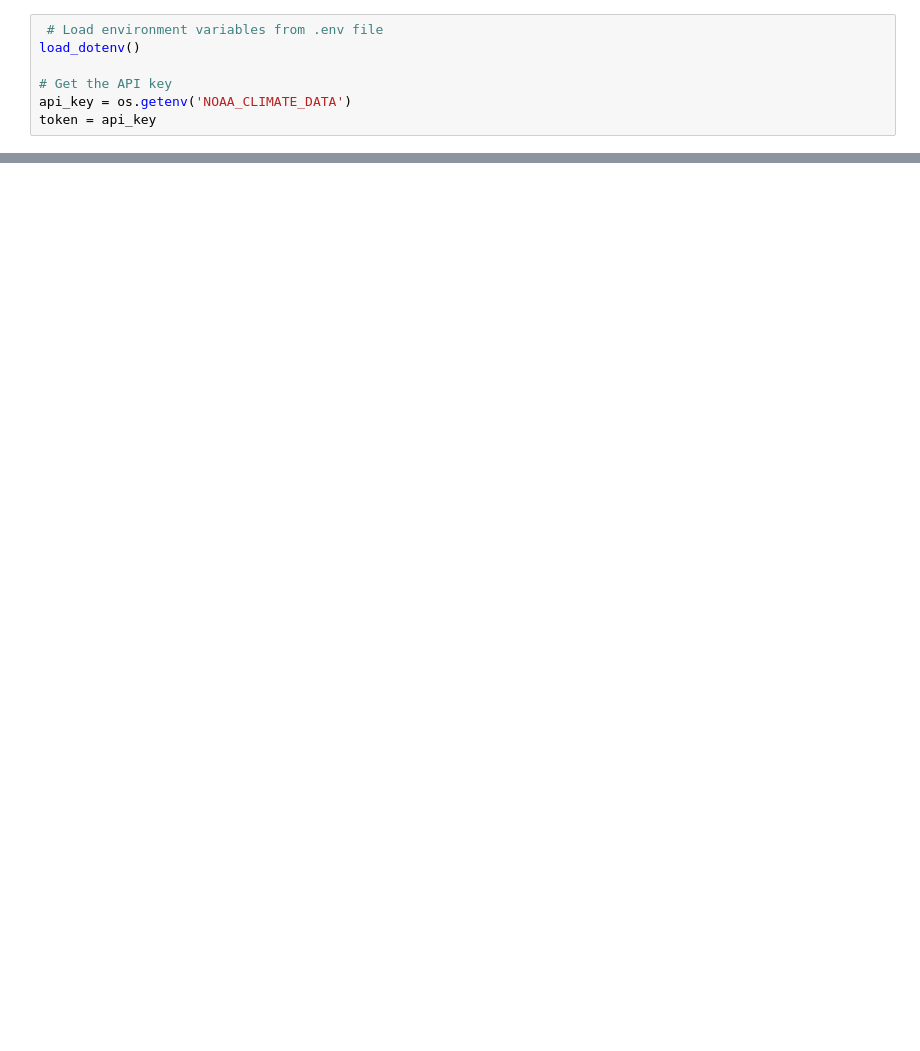
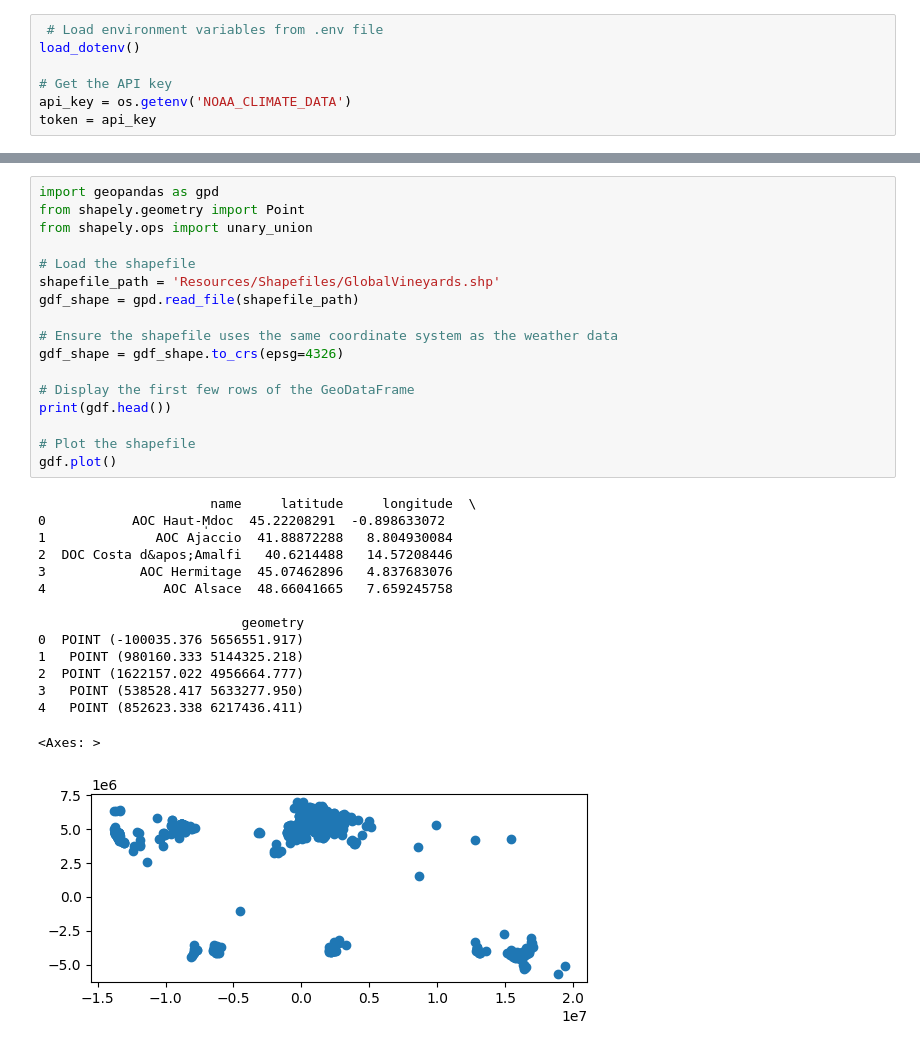
Before and after one commit to omomadcat/Viticulture, a Jupyter notebook: FindingStationsinWineRegions.ipynb, the cells around one changed output, grey strips where cells are left out. Cells and saved outputs as stored; diff of their text form; blank space fills up the shorter version.

Commit message:
All weather stations within a known wine region, or a wine country. No country was left off that had pulled climate data.

```diff
--- a/FindingStationsinWineRegions.ipynb
+++ b/FindingStationsinWineRegions.ipynb
@@ -119,0 +139,33 @@ KeyboardInterrupt:
+# %%
+import geopandas as gpd
+from shapely.geometry import Point
+from shapely.ops import unary_union
+
+# Load the shapefile
+shapefile_path = 'Resources/Shapefiles/GlobalVineyards.shp'
+gdf_shape = gpd.read_file(shapefile_path)
+
+# Ensure the shapefile uses the same coordinate system as the weather data
+gdf_shape = gdf_shape.to_crs(epsg=4326)
+
+# Display the first few rows of the GeoDataFrame
+print(gdf.head())
+
+# Plot the shapefile
+gdf.plot()
+# %% [output]
+                      name     latitude     longitude  \
+0           AOC Haut-M̩doc  45.22208291  -0.898633072
+1              AOC Ajaccio  41.88872288   8.804930084
+2  DOC Costa d&apos;Amalfi   40.6214488   14.57208446
+3            AOC Hermitage  45.07462896   4.837683076
+4               AOC Alsace  48.66041665   7.659245758
+
+                          geometry
+0  POINT (-100035.376 5656551.917)
+1   POINT (980160.333 5144325.218)
+2  POINT (1622157.022 4956664.777)
+3   POINT (538528.417 5633277.950)
+4   POINT (852623.338 6217436.411)
+<Axes: >
+[figure, added]
```
Also changed, not shown: parts of 11 cells of this notebook, 7 other files.
